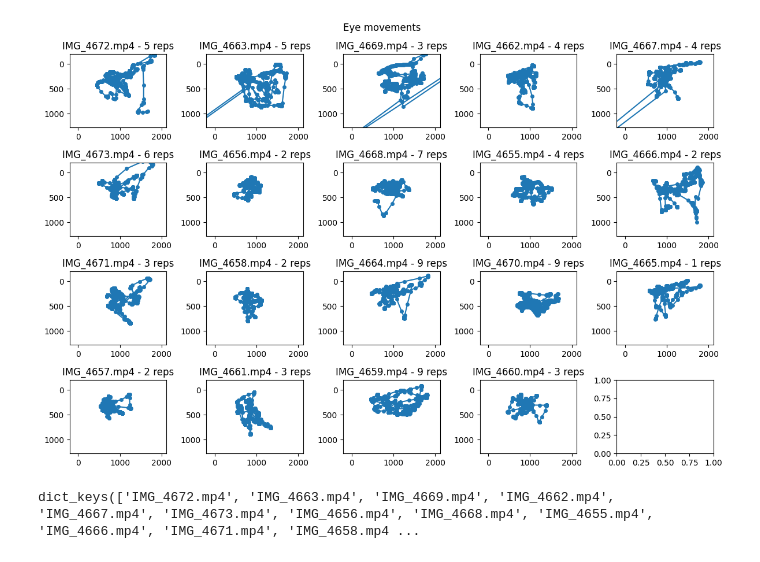
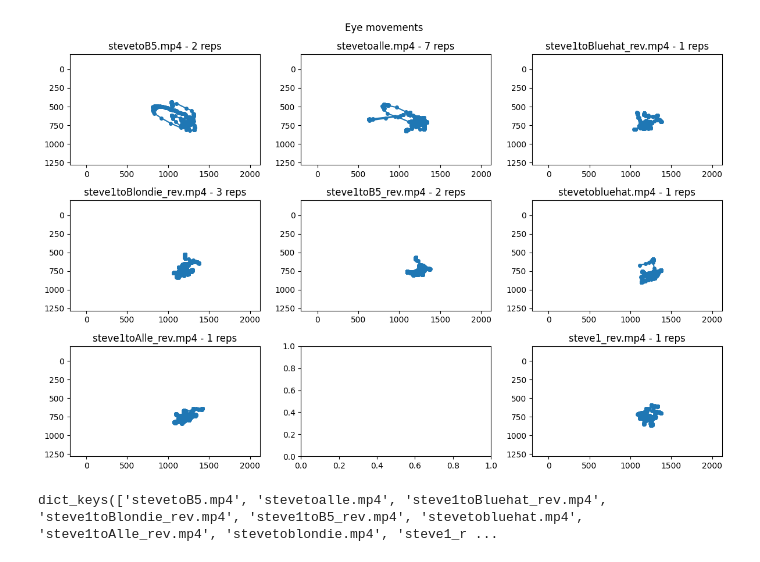
Before and after one commit to TizianoCausin01/temporal_context, a Jupyter notebook: python_scripts/scripts/data_visualization_dev.ipynb, the cells around one changed output. Saved outputs shown, nothing was run; the diff lists cells and outputs as text; code cells hidden in the pictures.

```diff
--- a/python_scripts/scripts/data_visualization_dev.ipynb
+++ b/python_scripts/scripts/data_visualization_dev.ipynb
@@ -18,27 +19,13 @@ from data_preprocessing.preprocessing import min_max_normalization
 from image_processing.utils import read_video
 # %%
 # parameters to tweak
-monkey_name = "red"
-day = "0825"
-npx = False
+monkey_name = "louie";
+day = 19;
+month = "sep";
+resolution_Hz = 100
+npx = True
 imec_n = 0
-resolution_Hz = 100
-
-# paths setting
-data_path = f"{paths['livingstone_lab']}/tiziano/data"
-if npx:
-    neural_path = f"{data_path}/neural_{monkey_name}_25{day}_imec{imec_n}_{resolution_Hz}Hz.pkl"
-    gaze_path = f"{data_path}/gaze_{monkey_name}_25{day}_imec{imec_n}_{resolution_Hz}Hz.pkl"
-else:
-    neural_path = f"{data_path}/neural_{monkey_name}_25{day}_plx_{resolution_Hz}Hz.pkl"
-    gaze_path = f"{data_path}/gaze_{monkey_name}_25{day}_plx_{resolution_Hz}Hz.pkl"
-# end if npx:
+data, gaze_data = load_monkey_data(paths, monkey_name, day, month, resolution_Hz, npx=npx, imec_n=imec_n)
-# %%
-# loading of the data
-with open(neural_path, "rb") as f:
-    data = pickle.load(f)
-with open(gaze_path, "rb") as f:
-    data_gaze = pickle.load(f)
 # %%
 stimuli_names = list(data.keys())
 print(len(stimuli_names), stimuli_names)
@@ -290,30 +232,30 @@ IMG_4660.mp4 125 0.13834686714397942
 # %%
 counter = 0
 max_lag = 100
 center_zero_array = np.arange(-max_lag, max_lag+1)
 n_plots = len(stimuli_names)
 n_cols = int(np.ceil(np.sqrt(n_plots)))
 n_rows = int(np.ceil(n_plots / n_cols))
 fig, axes = plt.subplots(n_rows, n_cols, figsize=(12, 8))
 axes_flat = axes.ravel()
 for i,s in enumerate(stimuli_names):
     if data[s].shape != (0,):
         n_repetitions = data[s].shape[2]
-        axes_flat[i].plot(data_gaze[s][0,:,0], data_gaze[s][1,:,0], marker="o", markersize=4)
+        axes_flat[i].plot(gaze_data[s][0,:,0], gaze_data[s][1,:,0], marker="o", markersize=4)
         axes_flat[i].set_xlim(-200, 2120)
         axes_flat[i].set_ylim(-200, 1280)
         axes_flat[i].invert_yaxis()
         axes_flat[i].set_title(f"{s} - {n_repetitions} reps")
         counter += 1
 plt.suptitle("Eye movements")
 plt.tight_layout()  # automatically adjusts spacing
 plt.show()
 # %% [output]
-[figure, old version]
+[figure, new version]
 # %%
 data.keys()
 # %% [output]
-dict_keys(['IMG_4672.mp4', 'IMG_4663.mp4', 'IMG_4669.mp4', 'IMG_4662.mp4', 'IMG_4667.mp4', 'IMG_4673.mp4', 'IMG_4656.mp4', 'IMG_4668.mp4', 'IMG_4655.mp4', 'IMG_4666.mp4', 'IMG_4671.mp4', 'IMG_4658.mp4 ...
+dict_keys(['stevetoB5.mp4', 'stevetoalle.mp4', 'steve1toBluehat_rev.mp4', 'steve1toBlondie_rev.mp4', 'steve1toB5_rev.mp4', 'stevetobluehat.mp4', 'steve1toAlle_rev.mp4', 'stevetoblondie.mp4', 'steve1_r ...
 # %%
 stim_idx = 2
 video = read_video(paths, 1, stimuli_names[stim_idx])
```
Also changed, not shown: parts of 17 cells of this notebook, 1 other file.
